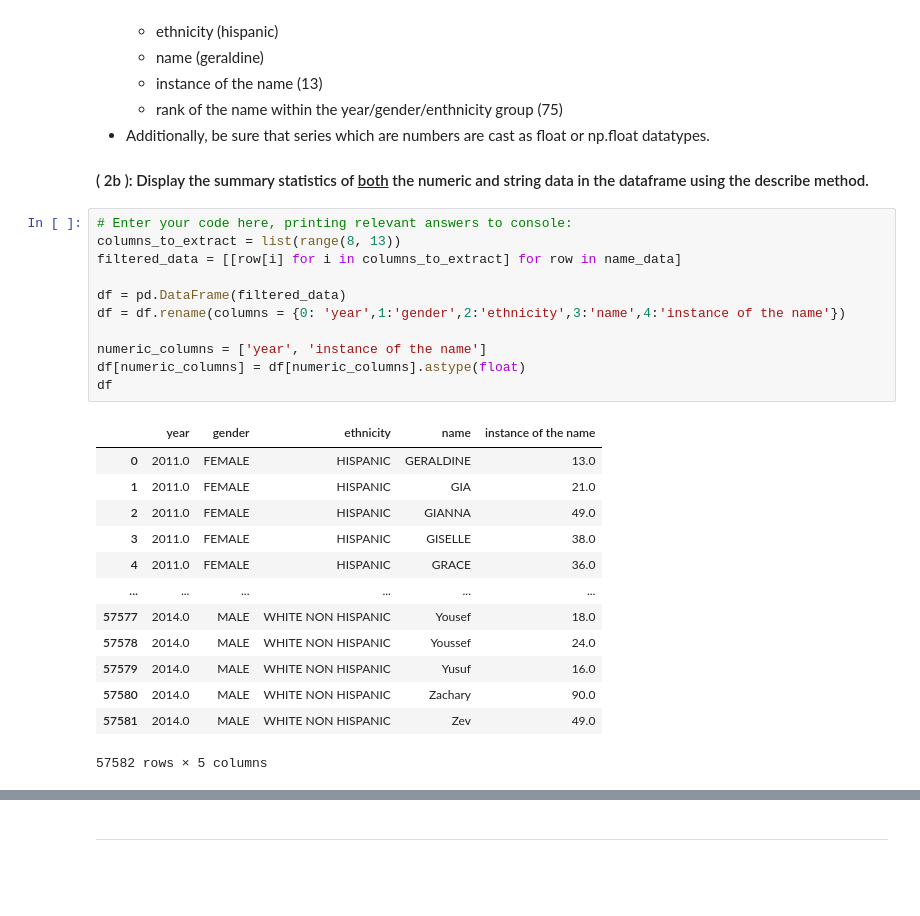
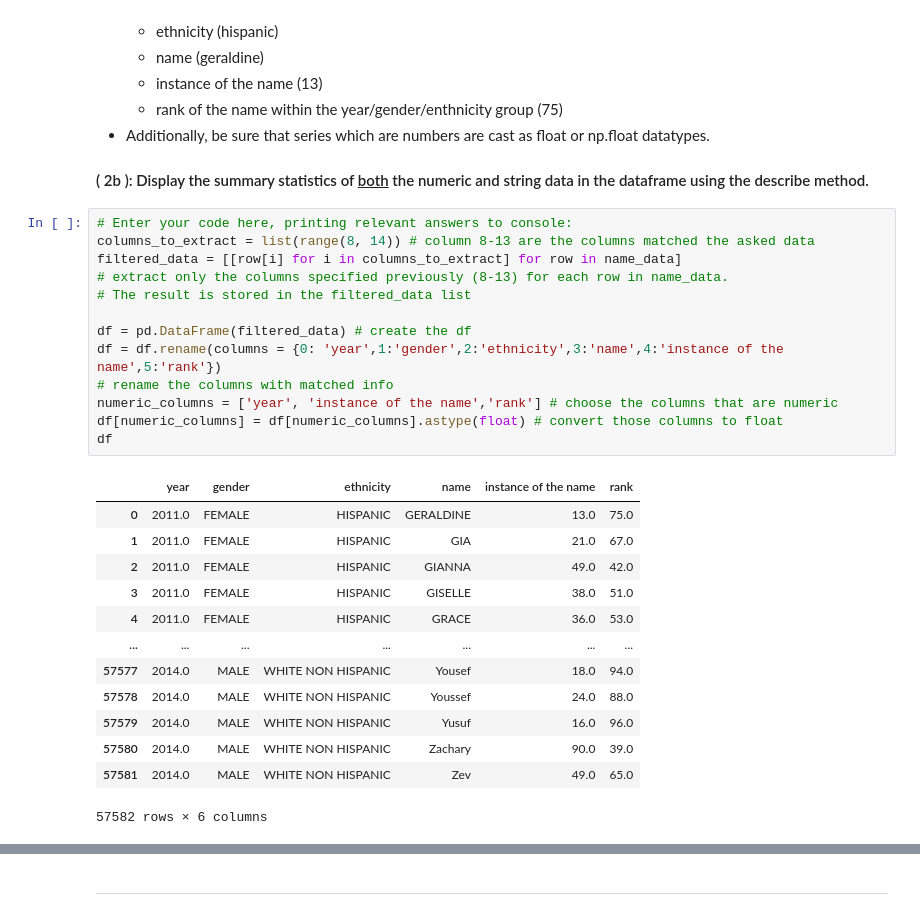
Before and after one commit to xiborxu/IST462Xibo, a Jupyter notebook: HW6_IST462_Fall2023.ipynb, the cells around one changed output, grey strips where cells are left out. Drawn from its saved outputs; the diff is of its cells as text; blank space fills up the shorter version.

```diff
--- a/HW6_IST462_Fall2023.ipynb
+++ b/HW6_IST462_Fall2023.ipynb
@@ -86,4 +86,4 @@ name_data
 #### ( 2b ): Display the summary statistics of <u>both</u> the numeric and string data in the dataframe using the describe method.
 # %%
 # Enter your code here, printing relevant answers to console:
-columns_to_extract = list(range(8, 13))
+columns_to_extract = list(range(8, 14)) # column 8-13 are the columns matched the asked data
@@ -91,21 +91,23 @@
+# extract only the columns specified previously (8-13) for each row in name_data.
+# The result is stored in the filtered_data list
 
-df = pd.DataFrame(filtered_data)
-df = df.rename(columns = {0: 'year',1:'gender',2:'ethnicity',3:'name',4:'instance of the name'})
-
-numeric_columns = ['year', 'instance of the name']
-df[numeric_columns] = df[numeric_columns].astype(float)
+df = pd.DataFrame(filtered_data) # create the df
+df = df.rename(columns = {0: 'year',1:'gender',2:'ethnicity',3:'name',4:'instance of the name',5:'rank'})
+# rename the columns with matched info
+numeric_columns = ['year', 'instance of the name','rank'] # choose the columns that are numeric
+df[numeric_columns] = df[numeric_columns].astype(float) # convert those columns to float
 df
 # %% [output]
-|  | year | gender | ethnicity | name | instance of the name |
-| 0 | 2011.0 | FEMALE | HISPANIC | GERALDINE | 13.0 |
-| 1 | 2011.0 | FEMALE | HISPANIC | GIA | 21.0 |
-| 2 | 2011.0 | FEMALE | HISPANIC | GIANNA | 49.0 |
-| 3 | 2011.0 | FEMALE | HISPANIC | GISELLE | 38.0 |
-| 4 | 2011.0 | FEMALE | HISPANIC | GRACE | 36.0 |
-| ... | ... | ... | ... | ... | ... |
-| 57577 | 2014.0 | MALE | WHITE NON HISPANIC | Yousef | 18.0 |
-| 57578 | 2014.0 | MALE | WHITE NON HISPANIC | Youssef | 24.0 |
-| 57579 | 2014.0 | MALE | WHITE NON HISPANIC | Yusuf | 16.0 |
-| 57580 | 2014.0 | MALE | WHITE NON HISPANIC | Zachary | 90.0 |
-| 57581 | 2014.0 | MALE | WHITE NON HISPANIC | Zev | 49.0 |
+|  | year | gender | ethnicity | name | instance of the name | rank |
+| 0 | 2011.0 | FEMALE | HISPANIC | GERALDINE | 13.0 | 75.0 |
+| 1 | 2011.0 | FEMALE | HISPANIC | GIA | 21.0 | 67.0 |
+| 2 | 2011.0 | FEMALE | HISPANIC | GIANNA | 49.0 | 42.0 |
+| 3 | 2011.0 | FEMALE | HISPANIC | GISELLE | 38.0 | 51.0 |
+| 4 | 2011.0 | FEMALE | HISPANIC | GRACE | 36.0 | 53.0 |
+| ... | ... | ... | ... | ... | ... | ... |
+| 57577 | 2014.0 | MALE | WHITE NON HISPANIC | Yousef | 18.0 | 94.0 |
+| 57578 | 2014.0 | MALE | WHITE NON HISPANIC | Youssef | 24.0 | 88.0 |
+| 57579 | 2014.0 | MALE | WHITE NON HISPANIC | Yusuf | 16.0 | 96.0 |
+| 57580 | 2014.0 | MALE | WHITE NON HISPANIC | Zachary | 90.0 | 39.0 |
+| 57581 | 2014.0 | MALE | WHITE NON HISPANIC | Zev | 49.0 | 65.0 |
-57582 rows × 5 columns
+57582 rows × 6 columns
```
Also changed, not shown: parts of 10 cells of this notebook.
